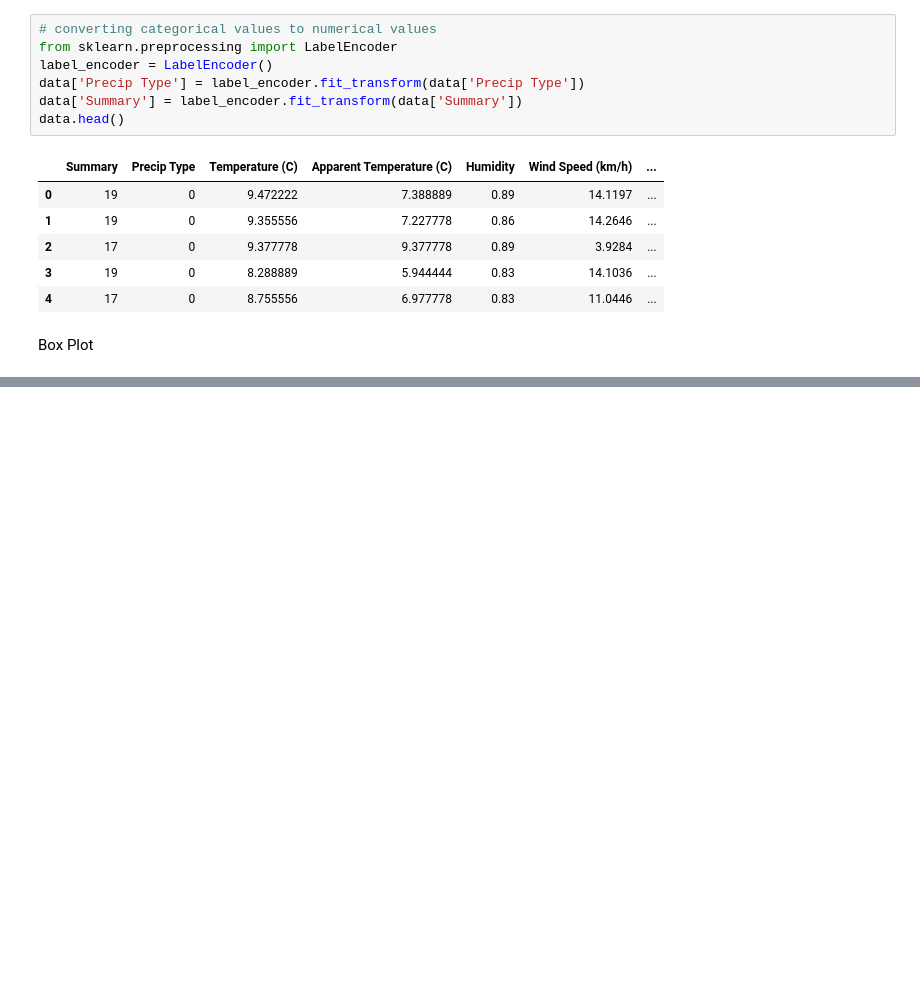
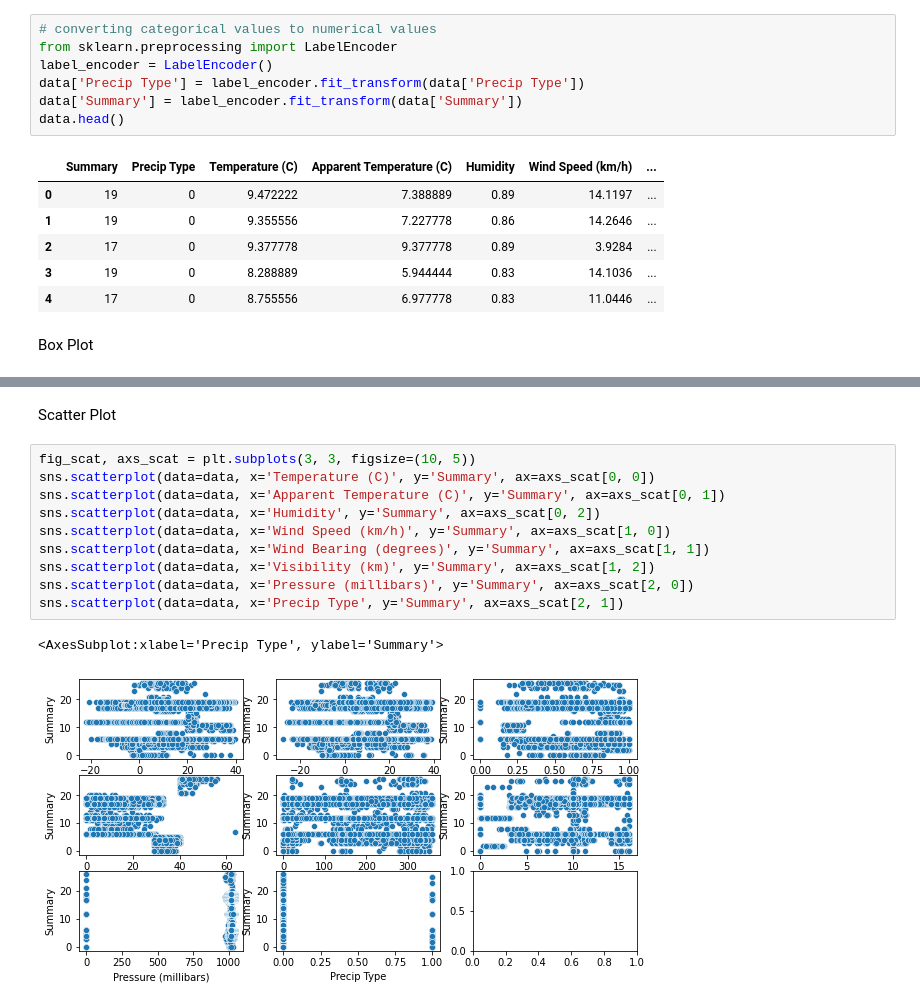
Before and after one commit to faisalbegins/MLMiniProjectOne, a Jupyter notebook: notebooks/main.ipynb, the cells around one changed output, grey strips where cells are left out. Saved outputs shown, nothing was run; the diff lists cells and outputs as text; blank space fills up the shorter version.

Commit message:
added scatter plot

```diff
--- a/notebooks/main.ipynb
+++ b/notebooks/main.ipynb
@@ -159,3 +159,18 @@ sns.boxplot(data['Precip Type'], ax = axs[2,1])
 plt.tight_layout()
 # %% [output]
 [figure]
+# %% [markdown]
+Scatter Plot
+# %%
+fig_scat, axs_scat = plt.subplots(3, 3, figsize=(10, 5))
+sns.scatterplot(data=data, x='Temperature (C)', y='Summary', ax=axs_scat[0, 0])
+sns.scatterplot(data=data, x='Apparent Temperature (C)', y='Summary', ax=axs_scat[0, 1])
+sns.scatterplot(data=data, x='Humidity', y='Summary', ax=axs_scat[0, 2])
+sns.scatterplot(data=data, x='Wind Speed (km/h)', y='Summary', ax=axs_scat[1, 0])
+sns.scatterplot(data=data, x='Wind Bearing (degrees)', y='Summary', ax=axs_scat[1, 1])
+sns.scatterplot(data=data, x='Visibility (km)', y='Summary', ax=axs_scat[1, 2])
+sns.scatterplot(data=data, x='Pressure (millibars)', y='Summary', ax=axs_scat[2, 0])
+sns.scatterplot(data=data, x='Precip Type', y='Summary', ax=axs_scat[2, 1])
+# %% [output]
+<AxesSubplot:xlabel='Precip Type', ylabel='Summary'>
+[figure, added]
```
Also changed, not shown: parts of 1 cell of this notebook.
